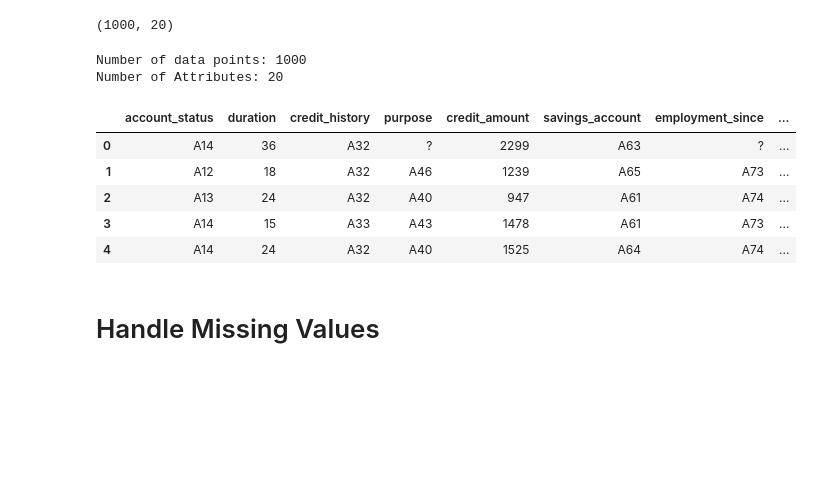
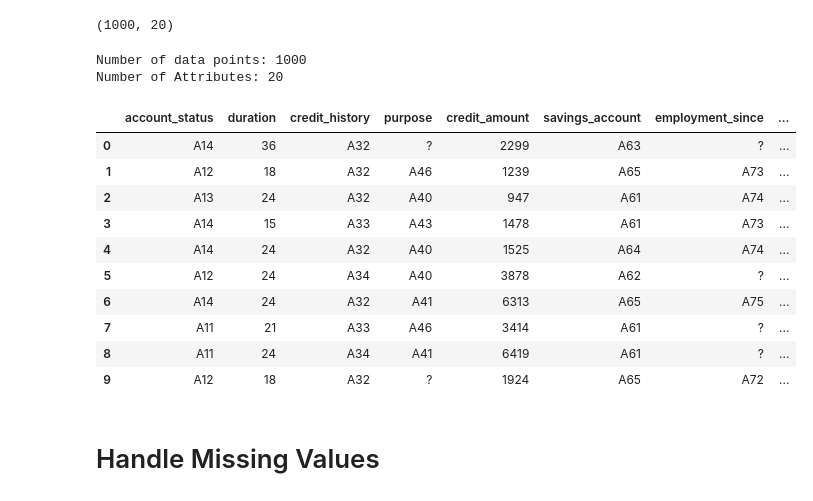
Before and after one commit to SafialIslam302/Intelligent-Data-Analysis-Machine-Learning-I, a Jupyter notebook: ML Project/Final_Project.ipynb, the cells around one changed output. Cells and saved outputs as stored; diff of their text form; code cells hidden in the pictures; blank space fills up the shorter version.

```diff
--- a/ML Project/Final_Project.ipynb
+++ b/ML Project/Final_Project.ipynb
@@ -84,14 +84,19 @@ df_new.shape
 # %%
 print(f'Number of data points: {df_new.shape[0]}')
 print(f'Number of Attributes: {df_new.shape[1]}')
-df_new.head()
+df_new.head(10)
 # %% [output]
 Number of data points: 1000
 Number of Attributes: 20
 |  | account_status | duration | credit_history | purpose | credit_amount | savings_account | employment_since | ... |
 | 0 | A14 | 36 | A32 | ? | 2299 | A63 | ? | ... |
 | 1 | A12 | 18 | A32 | A46 | 1239 | A65 | A73 | ... |
 | 2 | A13 | 24 | A32 | A40 | 947 | A61 | A74 | ... |
 | 3 | A14 | 15 | A33 | A43 | 1478 | A61 | A73 | ... |
 | 4 | A14 | 24 | A32 | A40 | 1525 | A64 | A74 | ... |
+| 5 | A12 | 24 | A34 | A40 | 3878 | A62 | ? | ... |
+| 6 | A14 | 24 | A32 | A41 | 6313 | A65 | A75 | ... |
+| 7 | A11 | 21 | A33 | A46 | 3414 | A61 | ? | ... |
+| 8 | A11 | 24 | A34 | A41 | 6419 | A61 | ? | ... |
+| 9 | A12 | 18 | A32 | ? | 1924 | A65 | A72 | ... |
 # %%
```
Also changed, not shown: parts of 15 cells of this notebook.
